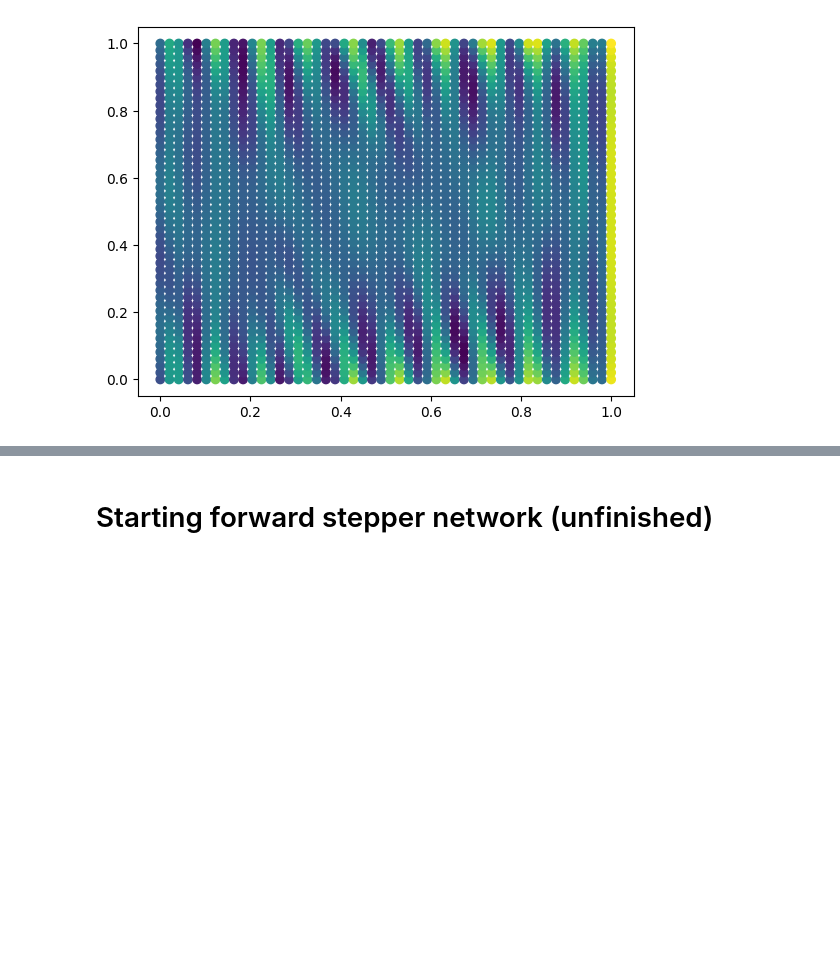
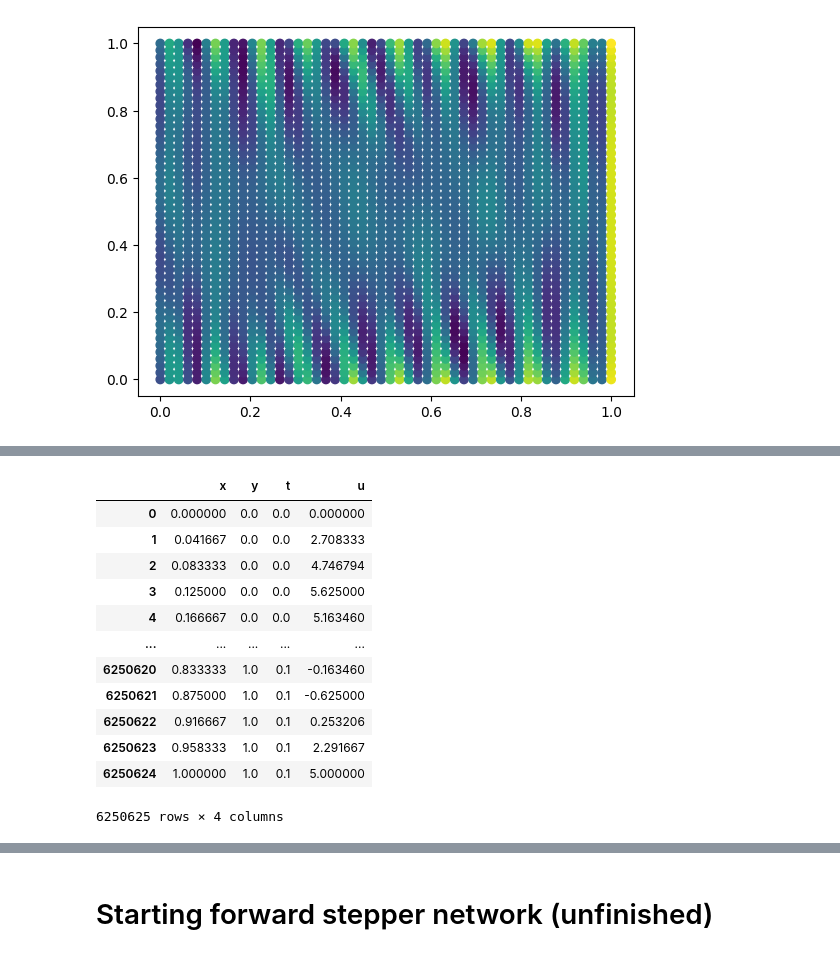
Before and after one commit to rahil1206/PDE-Project, a Jupyter notebook: Experiment.ipynb, the cells around one changed output, grey strips where cells are left out. Cells and saved outputs as stored; diff of their text form; code cells hidden in the pictures; blank space fills up the shorter version.

```diff
--- a/Experiment.ipynb
+++ b/Experiment.ipynb
@@ -586,0 +650,22 @@ plt.scatter(pts_XY[:, 0], pts_XY[:, 1], c=out.detach().cpu().numpy())
+# %%
+dataset = []
+for i in range(len(res)):
+    dataset.append(np.concatenate([XY[0].flatten().reshape(-1, 1), XY[1].flatten().reshape(-1, 1), i*ht * np.ones((N, N)).reshape(-1, 1), res[0].flatten().reshape(-1, 1)], axis=1))
+dataset = np.concatenate(dataset, axis=0)
+dataset = pd.DataFrame(dataset, columns=["x", "y", "t", "u"])
+# %%
+dataset
+# %% [output]
+|  | x | y | t | u |
+| 0 | 0.000000 | 0.0 | 0.0 | 0.000000 |
+| 1 | 0.041667 | 0.0 | 0.0 | 2.708333 |
+| 2 | 0.083333 | 0.0 | 0.0 | 4.746794 |
+| 3 | 0.125000 | 0.0 | 0.0 | 5.625000 |
+| 4 | 0.166667 | 0.0 | 0.0 | 5.163460 |
+| ... | ... | ... | ... | ... |
+| 6250620 | 0.833333 | 1.0 | 0.1 | -0.163460 |
+| 6250621 | 0.875000 | 1.0 | 0.1 | -0.625000 |
+| 6250622 | 0.916667 | 1.0 | 0.1 | 0.253206 |
+| 6250623 | 0.958333 | 1.0 | 0.1 | 2.291667 |
+| 6250624 | 1.000000 | 1.0 | 0.1 | 5.000000 |
+6250625 rows × 4 columns
```
Also changed, not shown: parts of 19 cells of this notebook.
